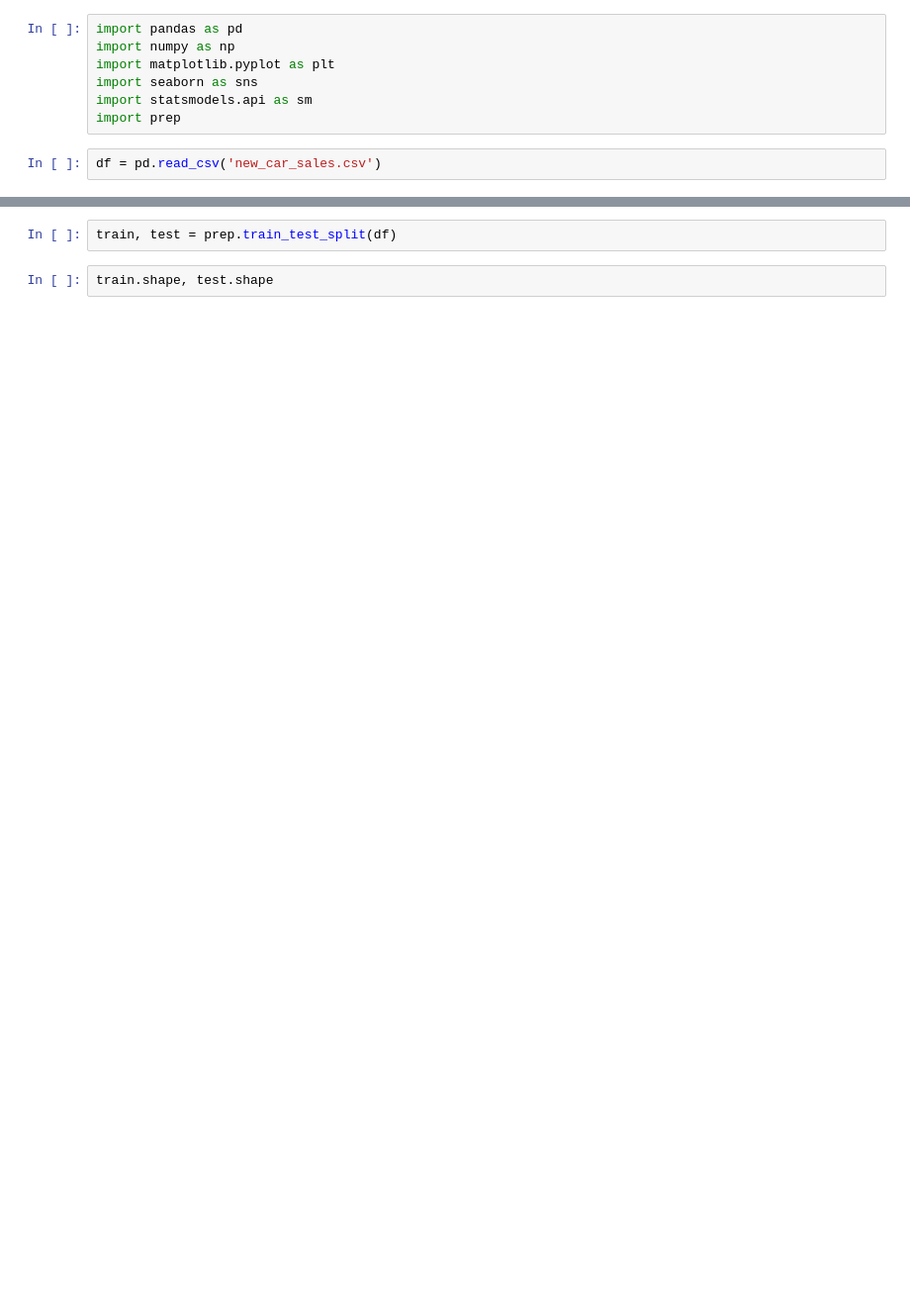
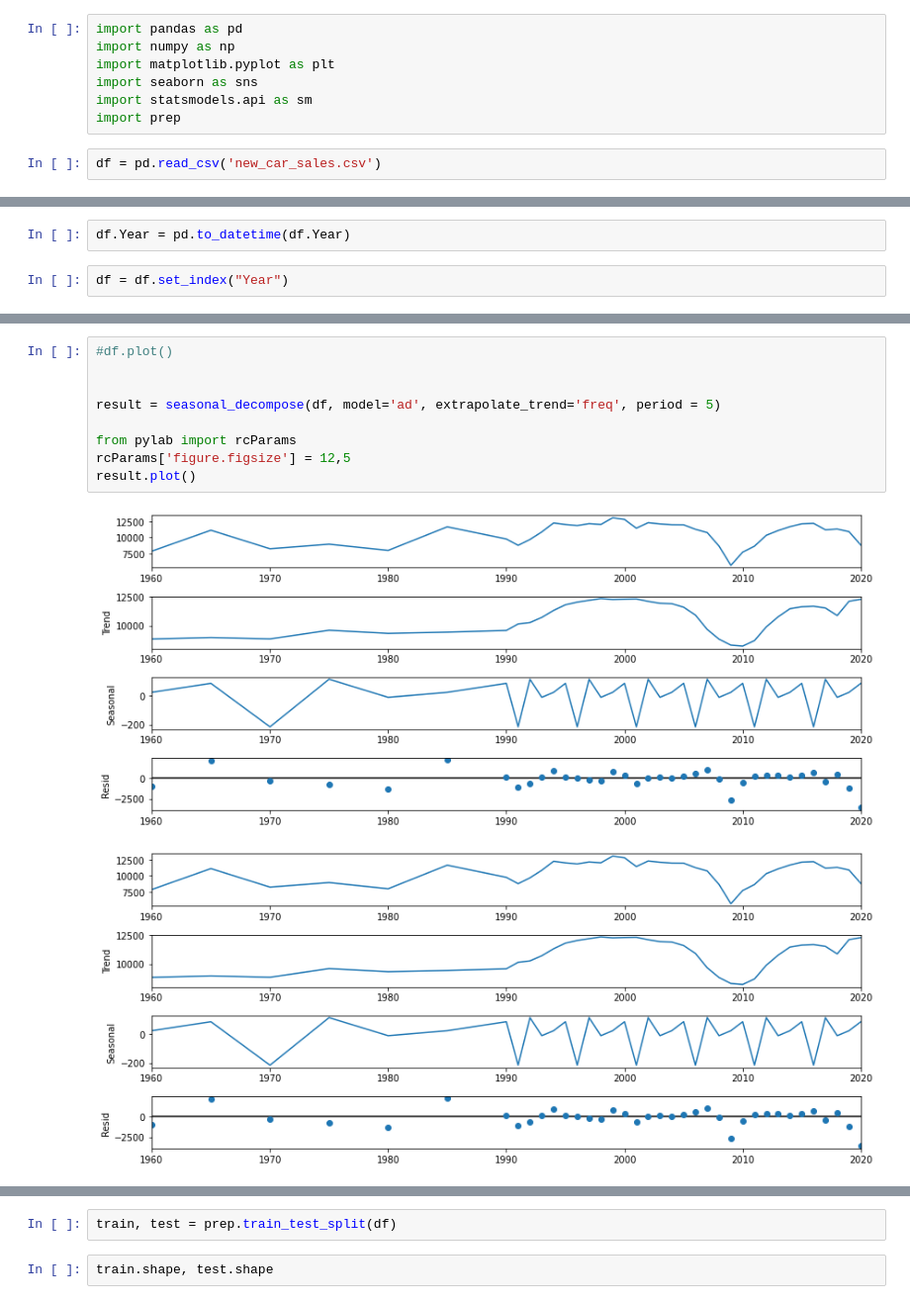
Before and after one commit to Dude-where-s-my-copper/EV_growth, a Jupyter notebook: jarad_model_notebook.ipynb, the cells around one changed output, grey strips where cells are left out. Shown at 99% size. Cells and saved outputs as stored; diff of their text form; blank space fills up the shorter version.

Commit message:
updated model seasonality

```diff
--- a/jarad_model_notebook.ipynb
+++ b/jarad_model_notebook.ipynb
@@ -9,0 +25,4 @@ df = pd.read_csv('new_car_sales.csv')
+# %%
+df.Year = pd.to_datetime(df.Year)
+# %%
+df = df.set_index("Year")
@@ -9,0 +48,12 @@ df = pd.read_csv('new_car_sales.csv')
+# %%
+#df.plot()
+
+
+result = seasonal_decompose(df, model='ad', extrapolate_trend='freq', period = 5)
+
+from pylab import rcParams
+rcParams['figure.figsize'] = 12,5
+result.plot()
+# %% [output]
+[figure, added]
+[figure, added]
```
Also changed, not shown: parts of 32 cells of this notebook.
